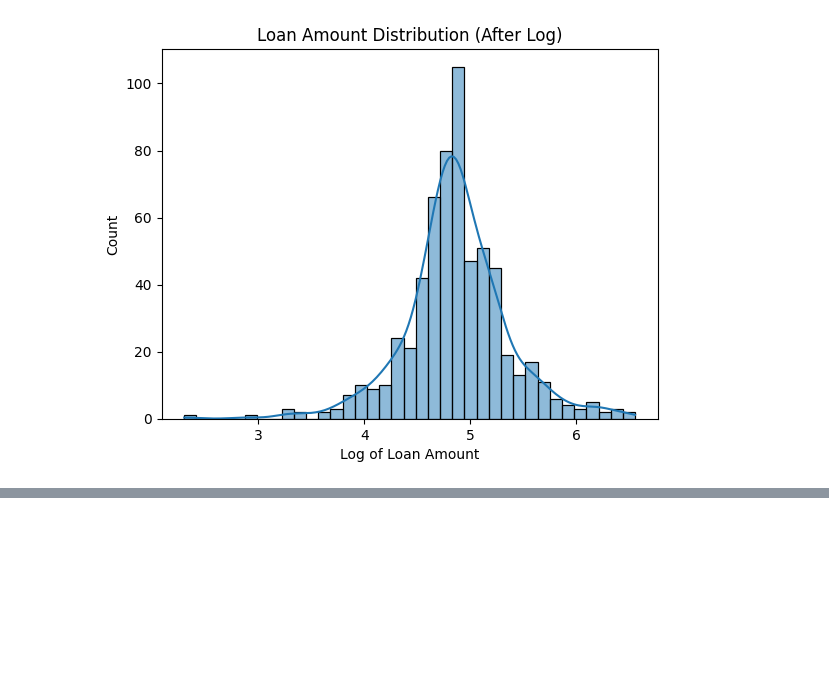
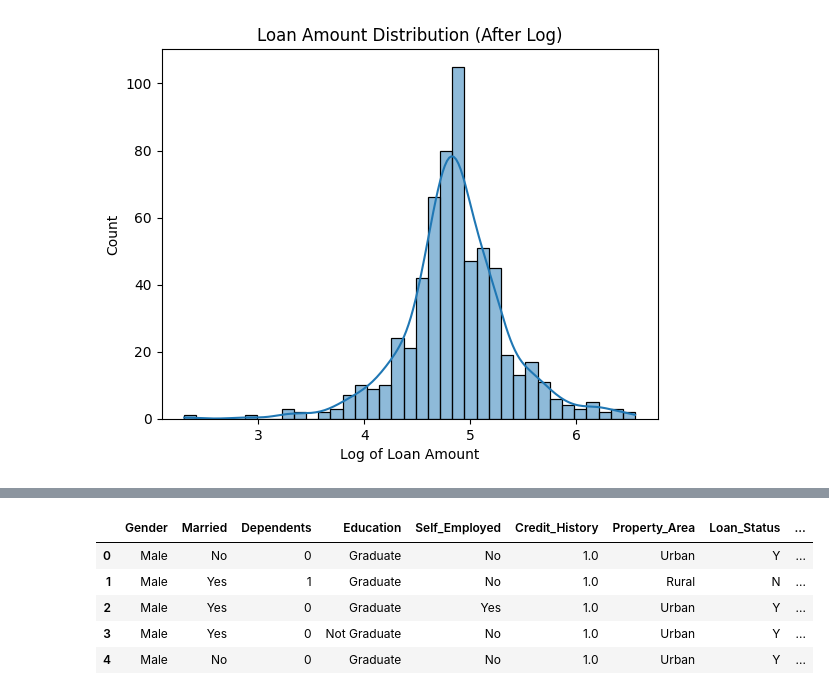
Before and after one commit to maramm9/Loan-approval, a Jupyter notebook: eda.ipynb, the cells around one changed output, grey strips where cells are left out. Saved outputs shown, nothing was run; the diff lists cells and outputs as text; code cells hidden in the pictures; blank space fills up the shorter version.

```diff
--- a/eda.ipynb
+++ b/eda.ipynb
@@ -249,0 +267,13 @@ df.head()
+# %%
+#drop unnecessary columns
+cols = ['ApplicantIncome','CoapplicantIncome','Total_Income','Loan_Amount_Term','LoanAmount','Loan_ID']
+existing_cols = [col for col in cols if col in df.columns]
+df = df.drop(columns=existing_cols)
+df.head()
+# %% [output]
+|  | Gender | Married | Dependents | Education | Self_Employed | Credit_History | Property_Area | Loan_Status | ... |
+| 0 | Male | No | 0 | Graduate | No | 1.0 | Urban | Y | ... |
+| 1 | Male | Yes | 1 | Graduate | No | 1.0 | Rural | N | ... |
+| 2 | Male | Yes | 0 | Graduate | Yes | 1.0 | Urban | Y | ... |
+| 3 | Male | Yes | 0 | Not Graduate | No | 1.0 | Urban | Y | ... |
+| 4 | Male | No | 0 | Graduate | No | 1.0 | Urban | Y | ... |
```
Also changed, not shown: parts of 8 cells of this notebook.
